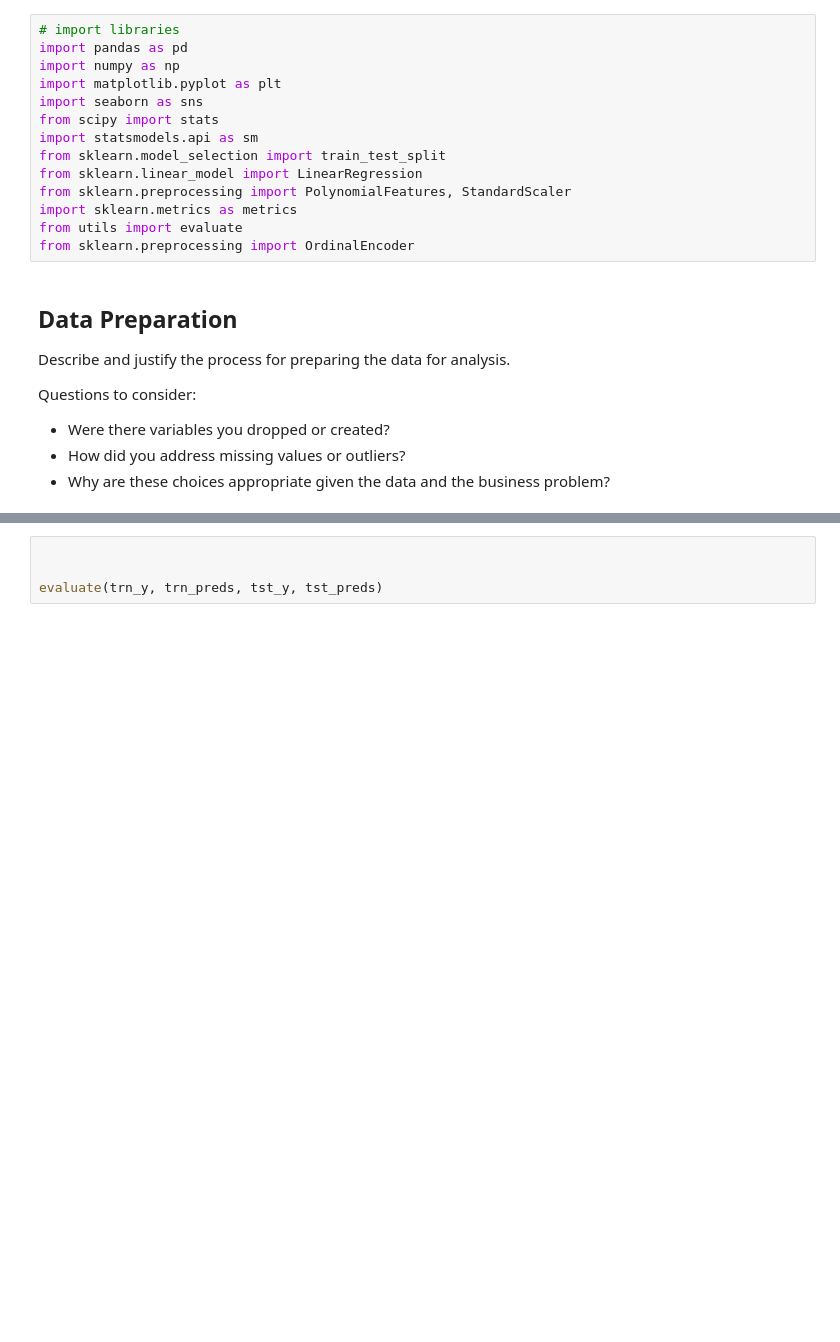
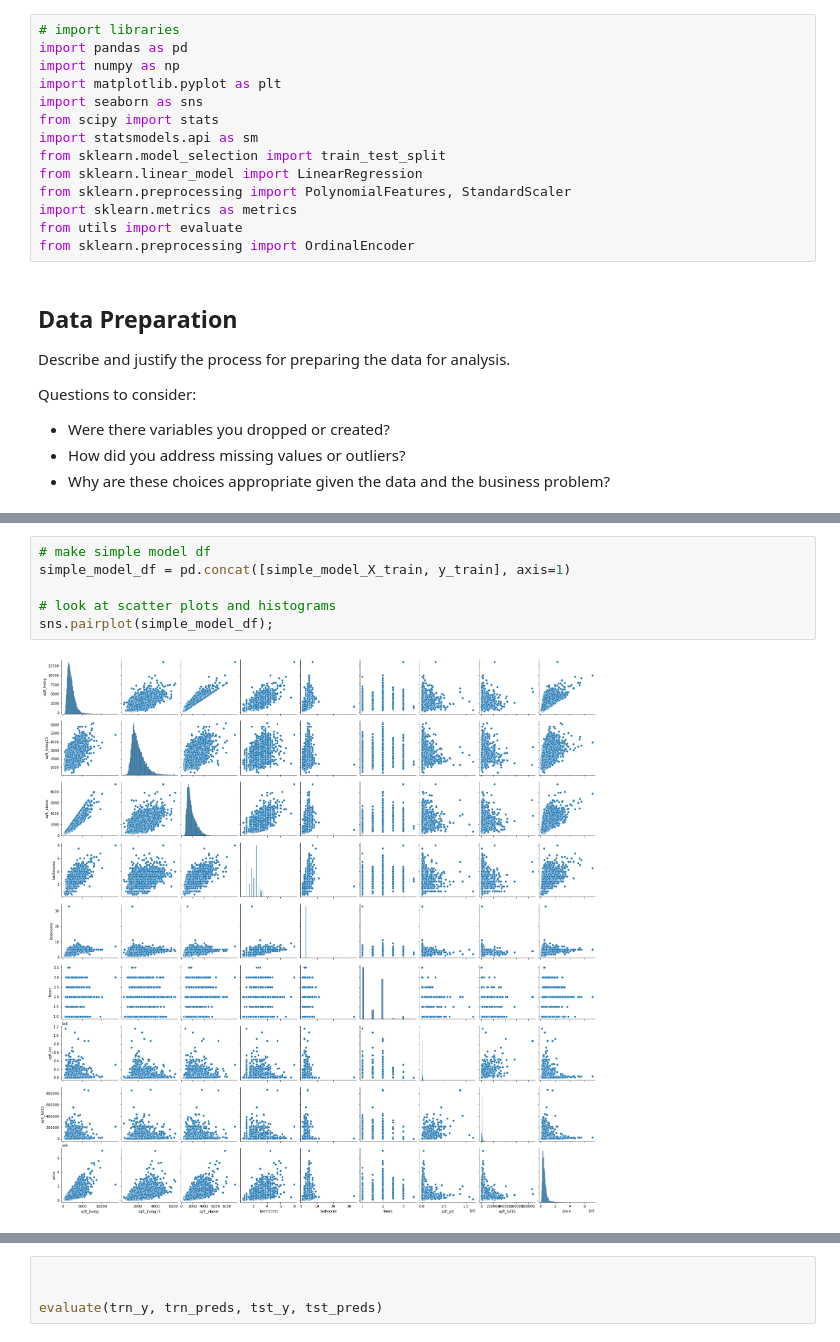
Before and after one commit to JenSans/Housing-Project, a Jupyter notebook: notebooks/Jen/Jen.ipynb, the cells around one changed output, grey strips where cells are left out. Saved outputs shown, nothing was run; the diff lists cells and outputs as text; blank space fills up the shorter version.

Commit message:
Updated models

```diff
--- a/notebooks/Jen/Jen.ipynb
+++ b/notebooks/Jen/Jen.ipynb
@@ -393,0 +149,8 @@ strong multicollinearity or other numerical problems.
+# %%
+# make simple model df
+simple_model_df = pd.concat([simple_model_X_train, y_train], axis=1)
+
+# look at scatter plots and histograms
+sns.pairplot(simple_model_df);
+# %% [output]
+[figure, added]
```
Also changed, not shown: parts of 48 cells of this notebook.
